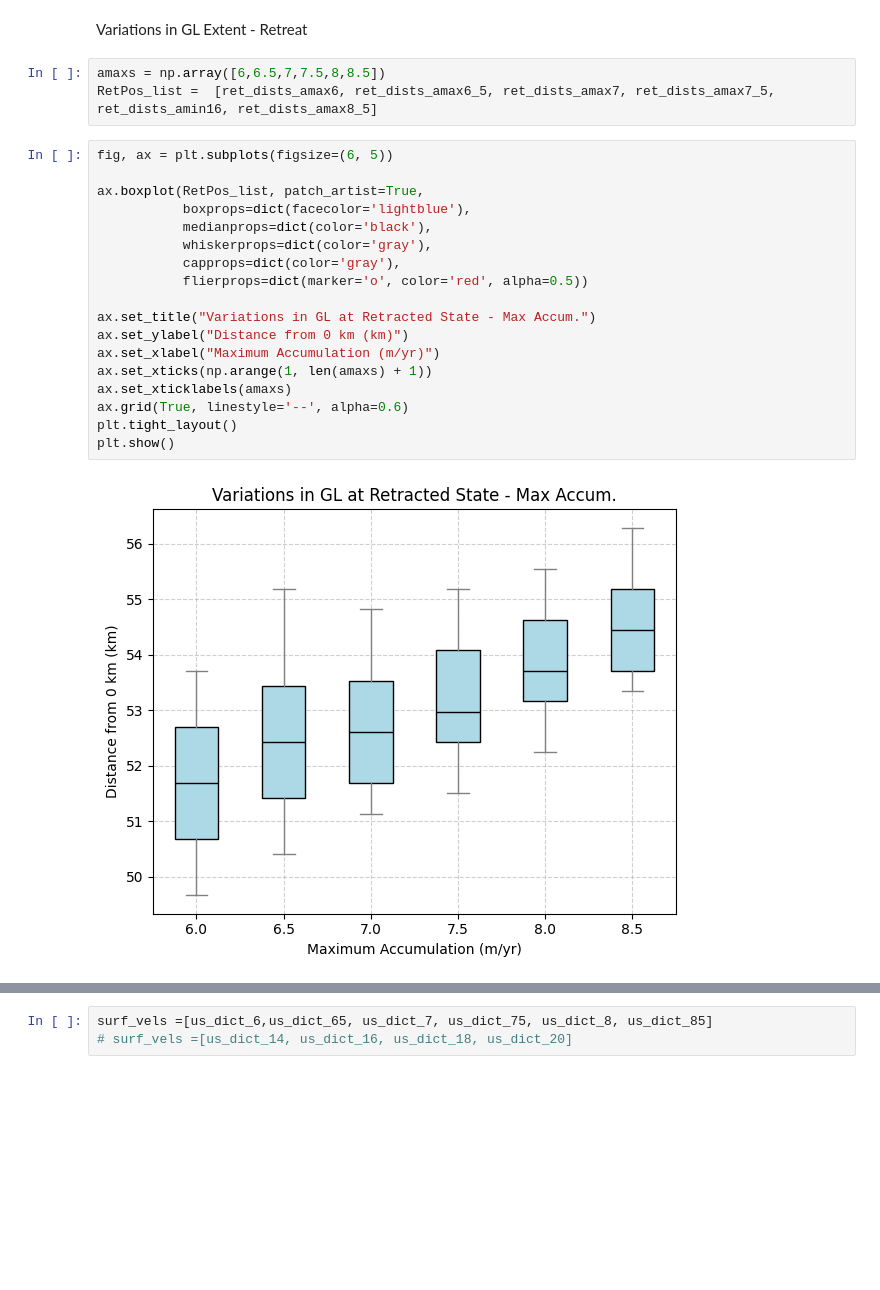
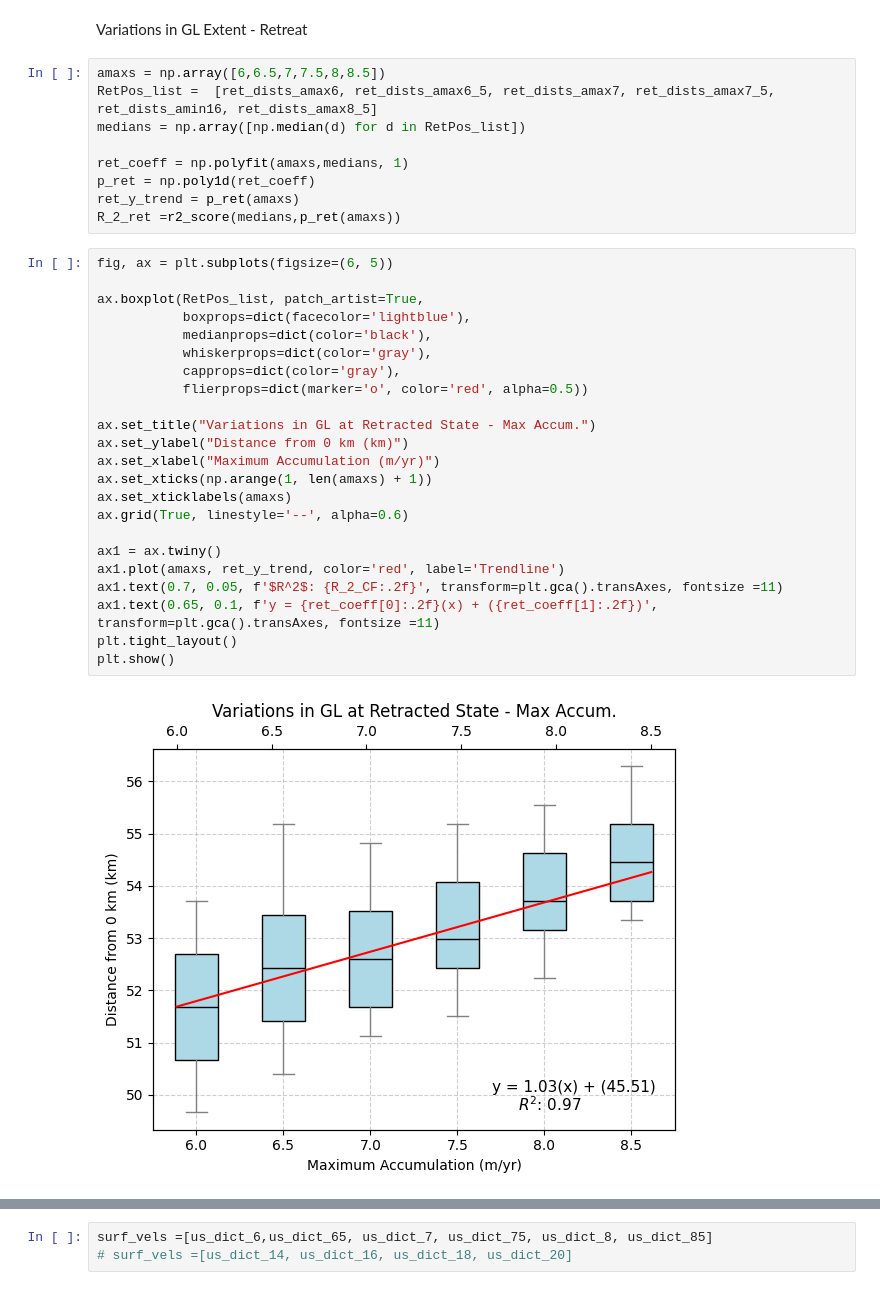
Before and after one commit to ktlix2ski/brinkmodeltest, a Jupyter notebook: Analysis/Amax_Tests.ipynb, the cells around one changed output, grey strips where cells are left out. Drawn from its saved outputs; the diff is of its cells as text; blank space fills up the shorter version.

```diff
--- a/Analysis/Amax_Tests.ipynb
+++ b/Analysis/Amax_Tests.ipynb
@@ -1033,23 +1066,34 @@ Variations in GL Extent - Retreat
 # %%
 amaxs = np.array([6,6.5,7,7.5,8,8.5])
 RetPos_list =  [ret_dists_amax6, ret_dists_amax6_5, ret_dists_amax7, ret_dists_amax7_5,  ret_dists_amin16, ret_dists_amax8_5]
+medians = np.array([np.median(d) for d in RetPos_list])
+
+ret_coeff = np.polyfit(amaxs,medians, 1)
+p_ret = np.poly1d(ret_coeff)
+ret_y_trend = p_ret(amaxs)
+R_2_ret =r2_score(medians,p_ret(amaxs))
 # %%
 fig, ax = plt.subplots(figsize=(6, 5))
 
 ax.boxplot(RetPos_list, patch_artist=True,
            boxprops=dict(facecolor='lightblue'),
            medianprops=dict(color='black'),
            whiskerprops=dict(color='gray'),
            capprops=dict(color='gray'),
            flierprops=dict(marker='o', color='red', alpha=0.5))
 
 ax.set_title("Variations in GL at Retracted State - Max Accum.")
 ax.set_ylabel("Distance from 0 km (km)")
 ax.set_xlabel("Maximum Accumulation (m/yr)")
 ax.set_xticks(np.arange(1, len(amaxs) + 1))
 ax.set_xticklabels(amaxs)
 ax.grid(True, linestyle='--', alpha=0.6)
+
+ax1 = ax.twiny()
+ax1.plot(amaxs, ret_y_trend, color='red', label='Trendline')
+ax1.text(0.7, 0.05, f'$R^2$: {R_2_CF:.2f}', transform=plt.gca().transAxes, fontsize =11)
+ax1.text(0.65, 0.1, f'y = {ret_coeff[0]:.2f}(x) + ({ret_coeff[1]:.2f})', transform=plt.gca().transAxes, fontsize =11)
 plt.tight_layout()
 plt.show()
 # %% [output]
-[figure, old version]
+[figure, new version]
```
Also changed, not shown: parts of 9 cells of this notebook, 4 other files.
